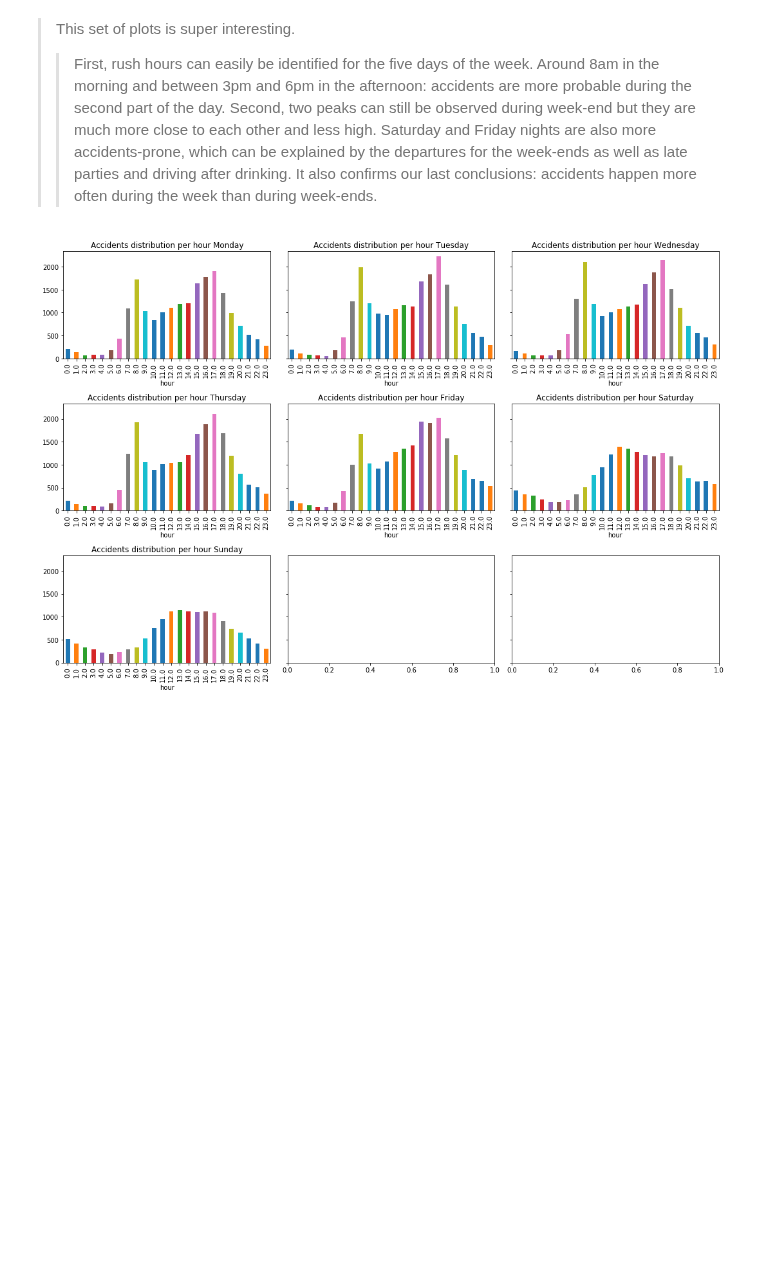
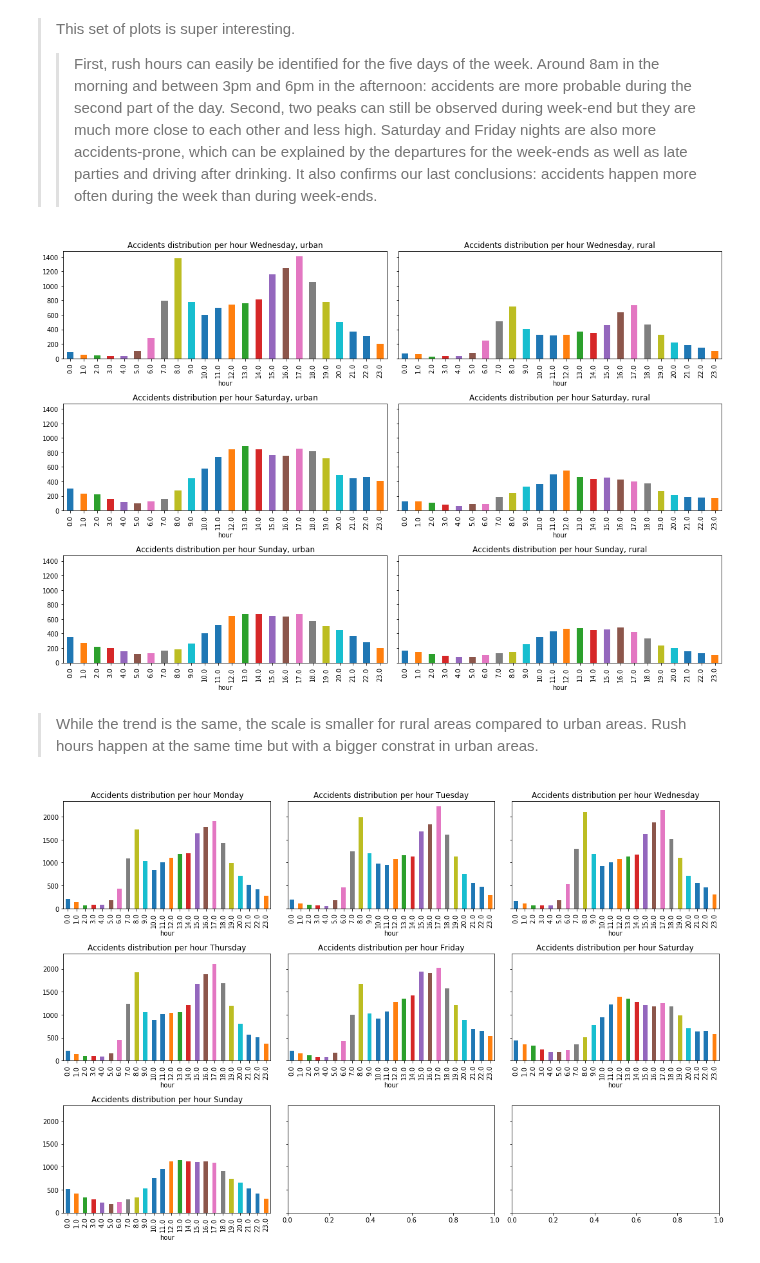
Before and after one commit to Eagleseb/survive-your-commuting, a Jupyter notebook: Milestone2.ipynb, the cells around one changed output. Saved outputs shown, nothing was run; the diff lists cells and outputs as text; code cells hidden in the pictures; blank space fills up the shorter version.

```diff
--- a/Milestone2.ipynb
+++ b/Milestone2.ipynb
@@ -412,6 +405,28 @@ plot_per_hour(accidents)
 >> First, rush hours can easily be identified for the five days of the week. Around 8am in the morning and between 3pm and 6pm in the afternoon: accidents are more probable during the second part of the day.
 >> Second, two peaks can still be observed during week-end but they are much more close to each other and less high. Saturday and Friday nights are also more accidents-prone, which can be explained by the departures for the week-ends as well as late parties and driving after drinking.
 >> It also confirms our last conclusions: accidents happen more often during the week than during week-ends.
+# %%
+#let's compare rush hour and week-end between rural and urban areas
+acc_2015_urban = accidents[accidents["year"] == 2015][accidents["Urban_or_Rural_Area"] == "Urban"]
+acc_2015_rural = accidents[accidents["year"] == 2015][accidents["Urban_or_Rural_Area"] == "Rural"]
+
+
+fig, axes = plt.subplots(3, 2, figsize=(15, 10), sharey = True)
+
+plot_distrib(acc_2015_urban[acc_2015_urban['Day_of_Week'] == 'Wednesday'], group = "hour", ax = axes[0][0], leg = "Wednesday, urban")
+plot_distrib(acc_2015_rural[acc_2015_rural['Day_of_Week'] == 'Wednesday'], group = "hour", ax = axes[0][1], leg = "Wednesday, rural")
+
+plot_distrib(acc_2015_urban[acc_2015_urban['Day_of_Week'] == 'Saturday'], group = "hour", ax = axes[1][0], leg = "Saturday, urban")
+plot_distrib(acc_2015_rural[acc_2015_rural['Day_of_Week'] == 'Saturday'], group = "hour", ax = axes[1][1], leg = "Saturday, rural")
+
+plot_distrib(acc_2015_urban[acc_2015_urban['Day_of_Week'] == 'Sunday'], group = "hour", ax = axes[2][0], leg = "Sunday, urban")
+plot_distrib(acc_2015_rural[acc_2015_rural['Day_of_Week'] == 'Sunday'], group = "hour", ax = axes[2][1], leg = "Sunday, rural")
+
+fig.tight_layout()
+# %% [output]
+[figure, added]
+# %% [markdown]
+> While the trend is the same, the scale is smaller for rural areas compared to urban areas. Rush hours happen at the same time but with a bigger constrat in urban areas.
 # %%
 casualties["Date"] = accidents["Date"]
 casualties["Time"] = accidents["Time"]
```
Also changed, not shown: parts of 10 cells of this notebook.
